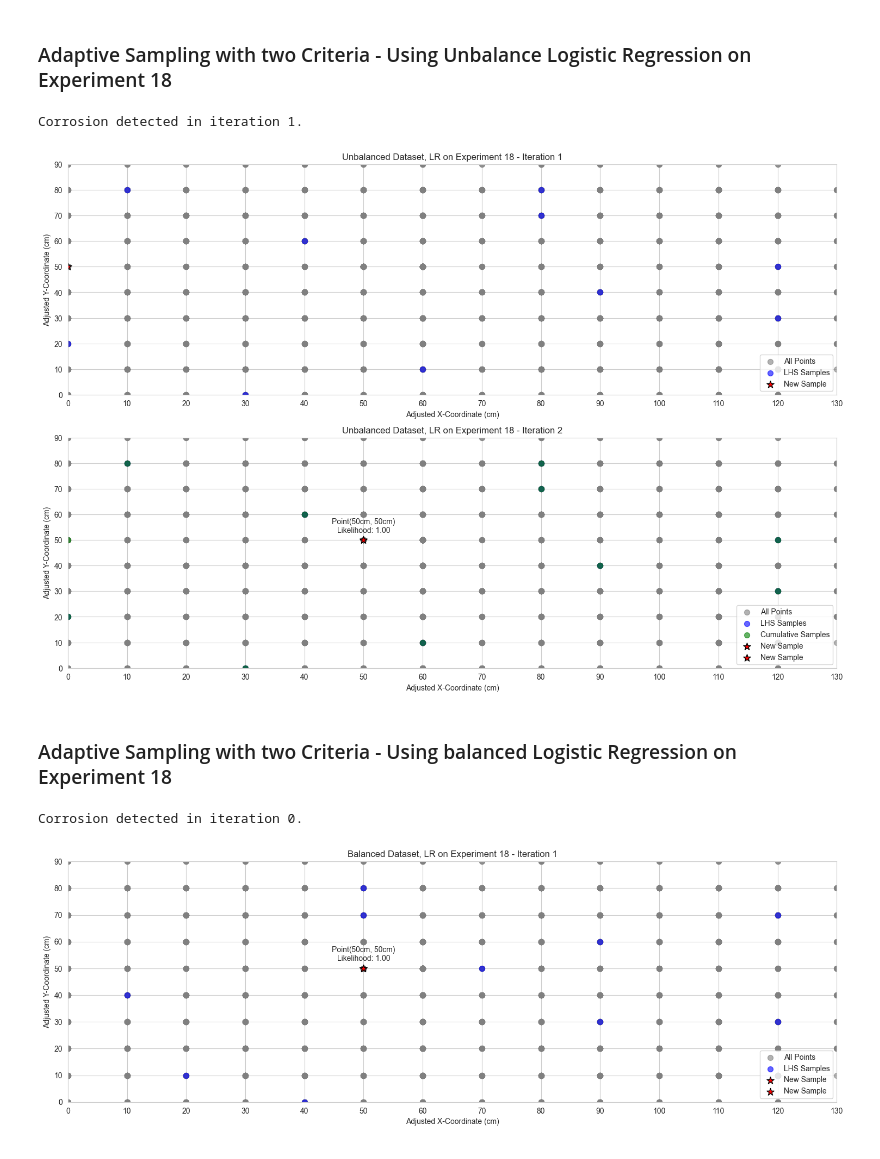
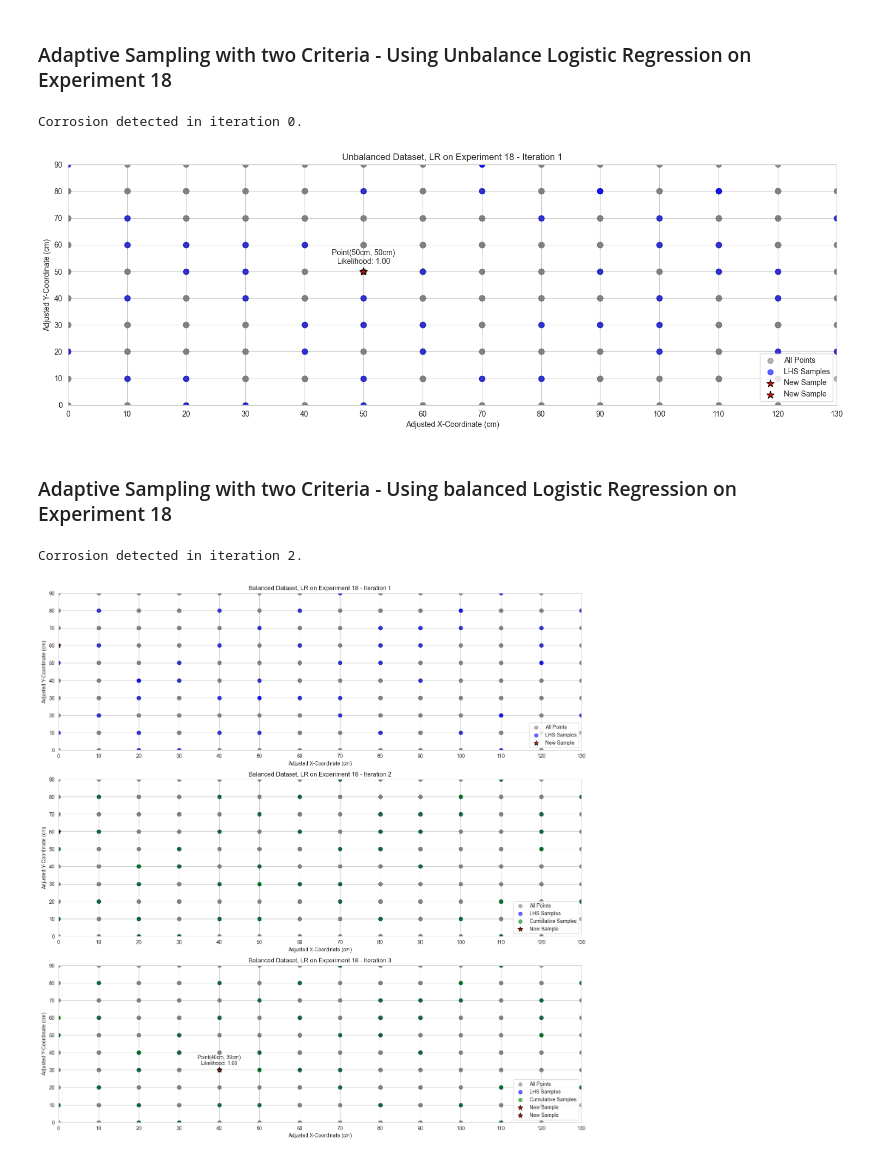
Before and after one commit to ghezalahmad/Adaptive-Sampling, a Jupyter notebook: AS_Balance_Unbalace_Logistic_Regression.ipynb, the cells around one changed output. Drawn from its saved outputs; the diff is of its cells as text; code cells hidden in the pictures.

```diff
--- a/AS_Balance_Unbalace_Logistic_Regression.ipynb
+++ b/AS_Balance_Unbalace_Logistic_Regression.ipynb
@@ -263,8 +263,8 @@ data_17 = data[data['Experiment'] == 17]
 data_17 = data_17.reset_index(drop=True)
 
 # Now you can use this function in your code as before
-lhs_x_samples = latin_hypercube_sampling(data_17['X-Coordinate_Adjusted_10'], 10)
-lhs_y_samples = latin_hypercube_sampling(data_17['Y-Coordinate_Adjusted_10'], 10)
+lhs_x_samples = latin_hypercube_sampling(data_17['X-Coordinate_Adjusted_10'], 50)
+lhs_y_samples = latin_hypercube_sampling(data_17['Y-Coordinate_Adjusted_10'], 50)
 
 
 initial_samples = []
@@ -416,8 +416,8 @@ data_17 = data[data['Experiment'] == 17]
 data_17 = data_17.reset_index(drop=True)
 
 # Now you can use this function in your code as before
-lhs_x_samples = latin_hypercube_sampling(data_17['X-Coordinate_Adjusted_10'], 10)
-lhs_y_samples = latin_hypercube_sampling(data_17['Y-Coordinate_Adjusted_10'], 10)
+lhs_x_samples = latin_hypercube_sampling(data_17['X-Coordinate_Adjusted_10'], 50)
+lhs_y_samples = latin_hypercube_sampling(data_17['Y-Coordinate_Adjusted_10'], 50)
 
 
 initial_samples = []
@@ -569,8 +569,8 @@ data_18 = data[data['Experiment'] == 18]
 data_18 = data_18.reset_index(drop=True)
 
 # Now you can use this function in your code as before
-lhs_x_samples = latin_hypercube_sampling(data_18['X-Coordinate_Adjusted_10'], 10)
-lhs_y_samples = latin_hypercube_sampling(data_18['Y-Coordinate_Adjusted_10'], 10)
+lhs_x_samples = latin_hypercube_sampling(data_18['X-Coordinate_Adjusted_10'], 50)
+lhs_y_samples = latin_hypercube_sampling(data_18['Y-Coordinate_Adjusted_10'], 50)
 
 
 initial_samples = []
@@ -650,35 +650,35 @@ for iteration in range(10):  # Set the number of iterations
     # Check if criteria are met
     criteria_met = predicted_label[0] == 1 and predicted_proba > 0.5
 
     # Update plot for each iteration including likelihood if criteria are met
     plot_adaptive_sampling(lhs_samples, cumulative_samples, new_sample, iteration, criteria_met, predicted_proba)
 
     # Break if criteria are met
     if criteria_met:
         print(f"Corrosion detected in iteration {iteration}.")
         break
 
     # ... rest of the loop ...
         # Update the sets of selected and unselected samples
     cumulative_samples = pd.concat([cumulative_samples, new_sample])
 
     # Drop the new sample from unselected_data using a boolean mask
     mask = unselected_data.index.isin(new_sample.index)
     unselected_data = unselected_data[~mask].reset_index(drop=True)
 
     # Check if the new point meets the criteria (corrosion detected with label == 1 and p > 0.5)
     predicted_label = log_reg.predict(new_sample[features])
     predicted_proba = log_reg.predict_proba(new_sample[features])[:, 1]
 
     if predicted_label[0] == 1 or predicted_proba[0] > 0.5:
         print(f"Corrosion detected in iteration {iteration}.")
         break
 
 plt.tight_layout()
 plt.show()
 # %% [output]
-Corrosion detected in iteration 1.
+Corrosion detected in iteration 0.
-[figure, old version]
+[figure, new version]
 # %% [markdown]
 ### Adaptive Sampling with two Criteria - Using balanced Logistic Regression on  Experiment 18
 # %%
@@ -722,8 +722,8 @@ data_18 = data[data['Experiment'] == 18]
 data_18 = data_18.reset_index(drop=True)
 
 # Now you can use this function in your code as before
-lhs_x_samples = latin_hypercube_sampling(data_18['X-Coordinate_Adjusted_10'], 10)
-lhs_y_samples = latin_hypercube_sampling(data_18['Y-Coordinate_Adjusted_10'], 10)
+lhs_x_samples = latin_hypercube_sampling(data_18['X-Coordinate_Adjusted_10'], 50)
+lhs_y_samples = latin_hypercube_sampling(data_18['Y-Coordinate_Adjusted_10'], 50)
 
 
 initial_samples = []
@@ -830,5 +830,5 @@ for iteration in range(10):  # Set the number of iterations
 plt.tight_layout()
 plt.show()
 # %% [output]
-Corrosion detected in iteration 0.
+Corrosion detected in iteration 2.
-[figure, old version]
+[figure, new version]
```
Also changed, not shown: parts of 2 cells of this notebook, 4 other files.
